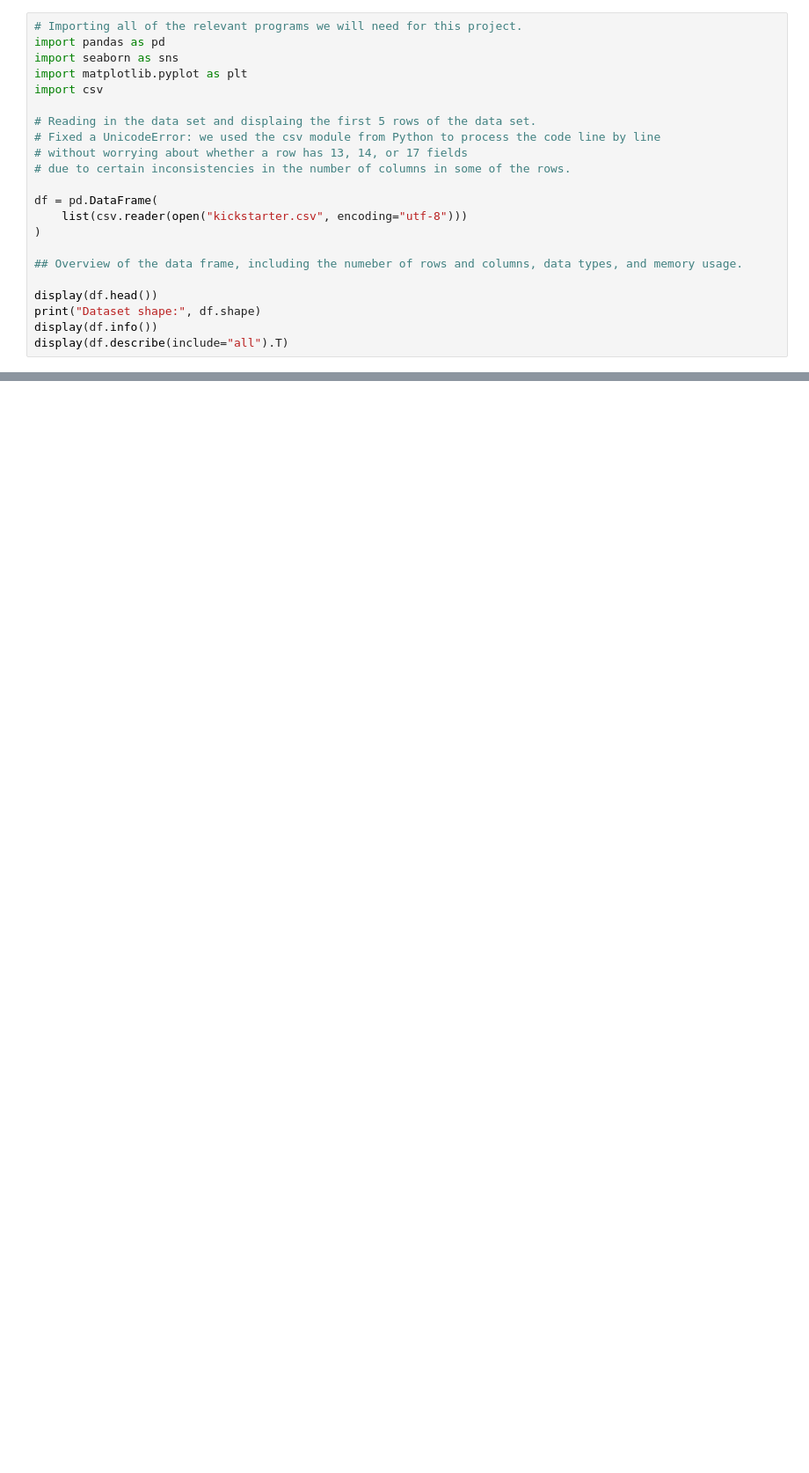
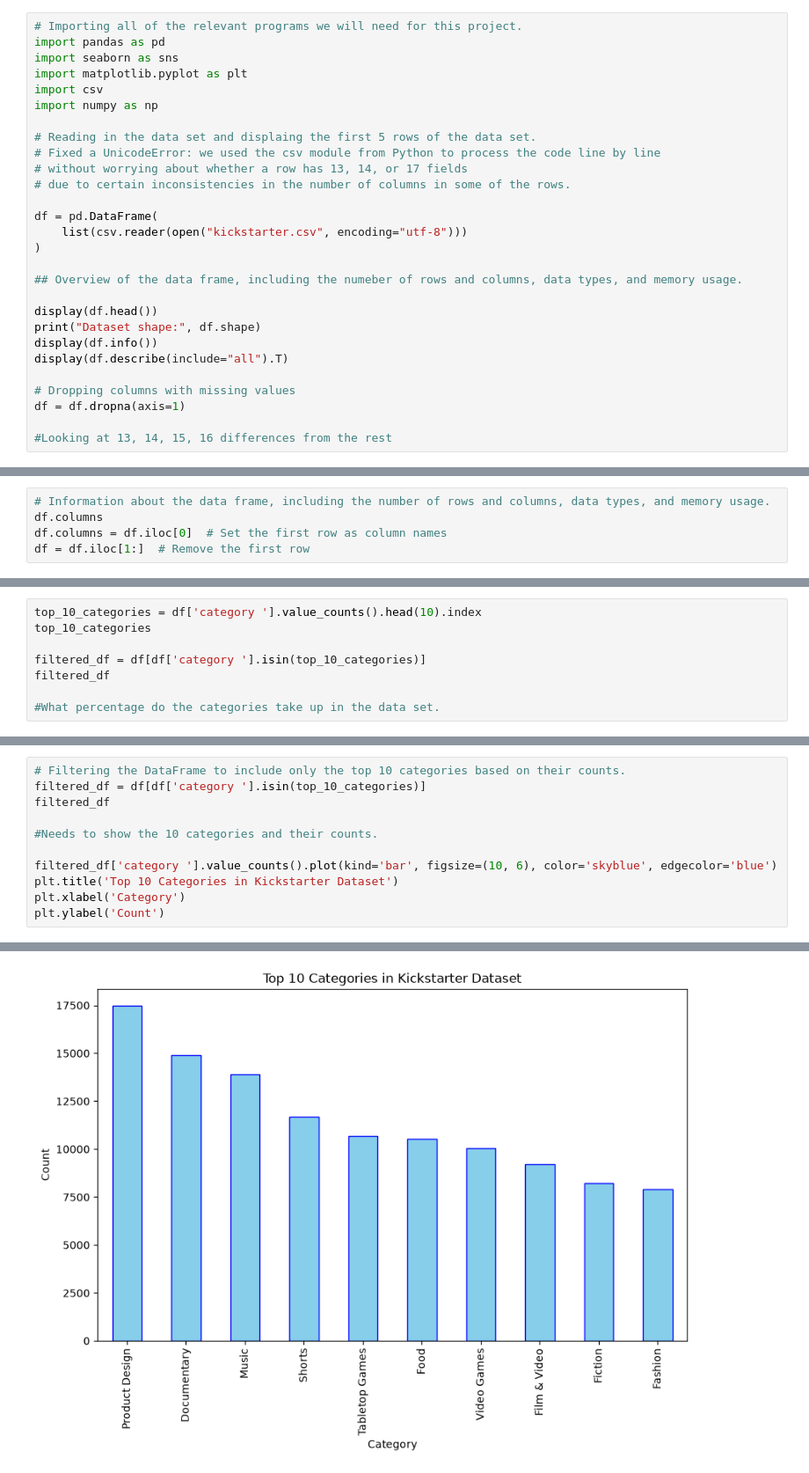
Before and after one commit to Key6767/cmpsc105-project, a Jupyter notebook: analysis.ipynb, the cells around one changed output, grey strips where cells are left out. Shown at 88% size. Drawn from its saved outputs; the diff is of its cells as text; blank space fills up the shorter version.

```diff
--- a/analysis.ipynb
+++ b/analysis.ipynb
@@ -4,6 +4,7 @@ import pandas as pd
 import seaborn as sns
 import matplotlib.pyplot as plt
 import csv
+import numpy as np
 
 # Reading in the data set and displaing the first 5 rows of the data set.
 # Fixed a UnicodeError: we used the csv module from Python to process the code line by line
@@ -20,6 +21,11 @@ display(df.head())
 print("Dataset shape:", df.shape)
 display(df.info())
 display(df.describe(include="all").T)
+
+# Dropping columns with missing values
+df = df.dropna(axis=1)
+
+#Looking at 13, 14, 15, 16 differences from the rest
 # %% [output]
 |  | 0 | 1 | 2 | 3 | 4 | 5 | 6 | 7 | 8 | 9 | 10 | ... |
 | 0 | ID | name | category | main_category | currency | deadline | goal | launched | pledged | state | backers | ... |
@@ -77,0 +87,5 @@ df.head() #Will stop here, and take a look at the summary statistics at a later
+# %%
+# Information about the data frame, including the number of rows and columns, data types, and memory usage.
+df.columns
+df.columns = df.iloc[0]  # Set the first row as column names
+df = df.iloc[1:]  # Remove the first row
@@ -77,0 +121,8 @@ df.head() #Will stop here, and take a look at the summary statistics at a later
+# %%
+top_10_categories = df['category '].value_counts().head(10).index
+top_10_categories
+
+filtered_df = df[df['category '].isin(top_10_categories)]
+filtered_df
+
+#What percentage do the categories take up in the data set.
@@ -77,0 +143,12 @@ df.head() #Will stop here, and take a look at the summary statistics at a later
+# %%
+# Filtering the DataFrame to include only the top 10 categories based on their counts.
+filtered_df = df[df['category '].isin(top_10_categories)]
+filtered_df
+
+#Needs to show the 10 categories and their counts.
+
+filtered_df['category '].value_counts().plot(kind='bar', figsize=(10, 6), color='skyblue', edgecolor='blue')
+plt.title('Top 10 Categories in Kickstarter Dataset')
+plt.xlabel('Category')
+plt.ylabel('Count')
+# %% [output]
@@ -77,0 +156 @@ df.head() #Will stop here, and take a look at the summary statistics at a later
+[figure, added]
```
Also changed, not shown: parts of 9 cells of this notebook.
